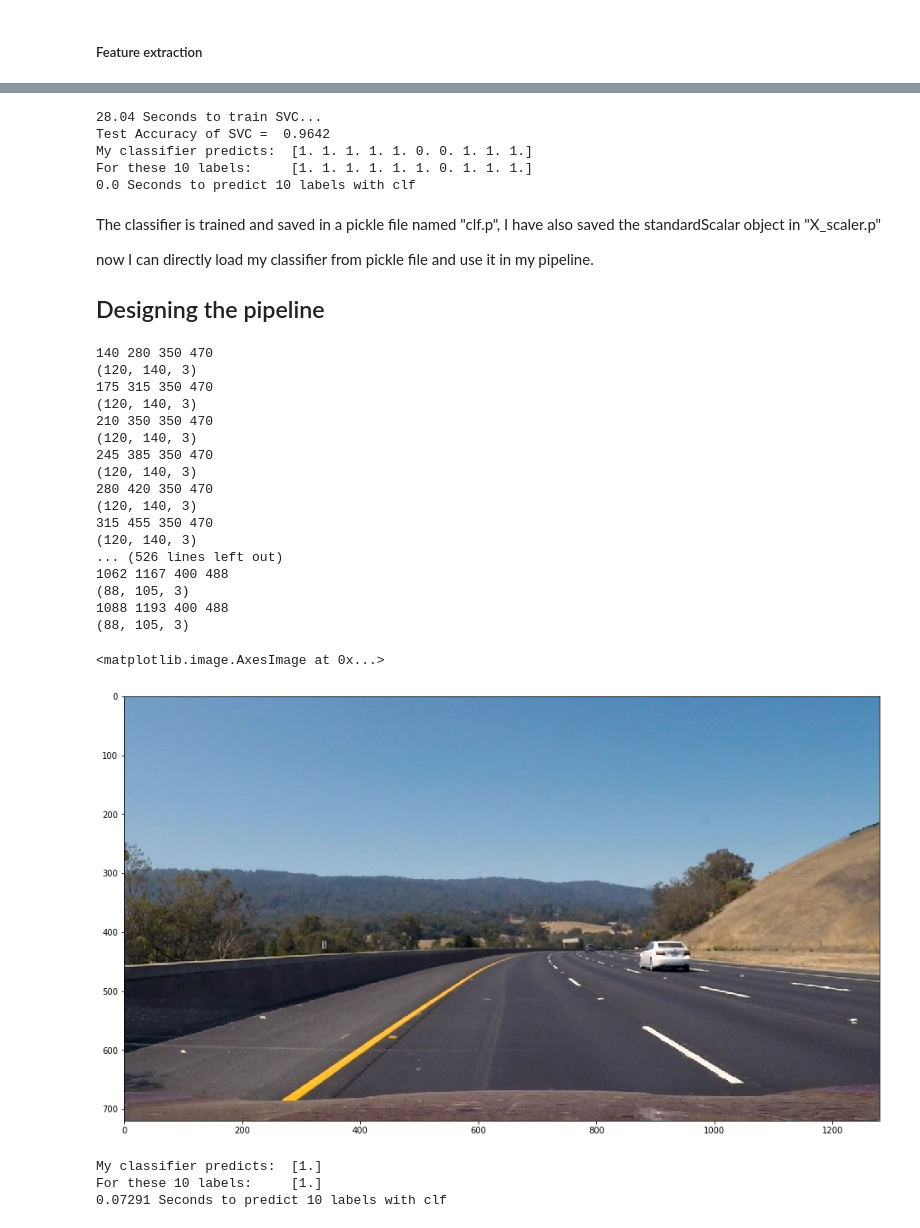
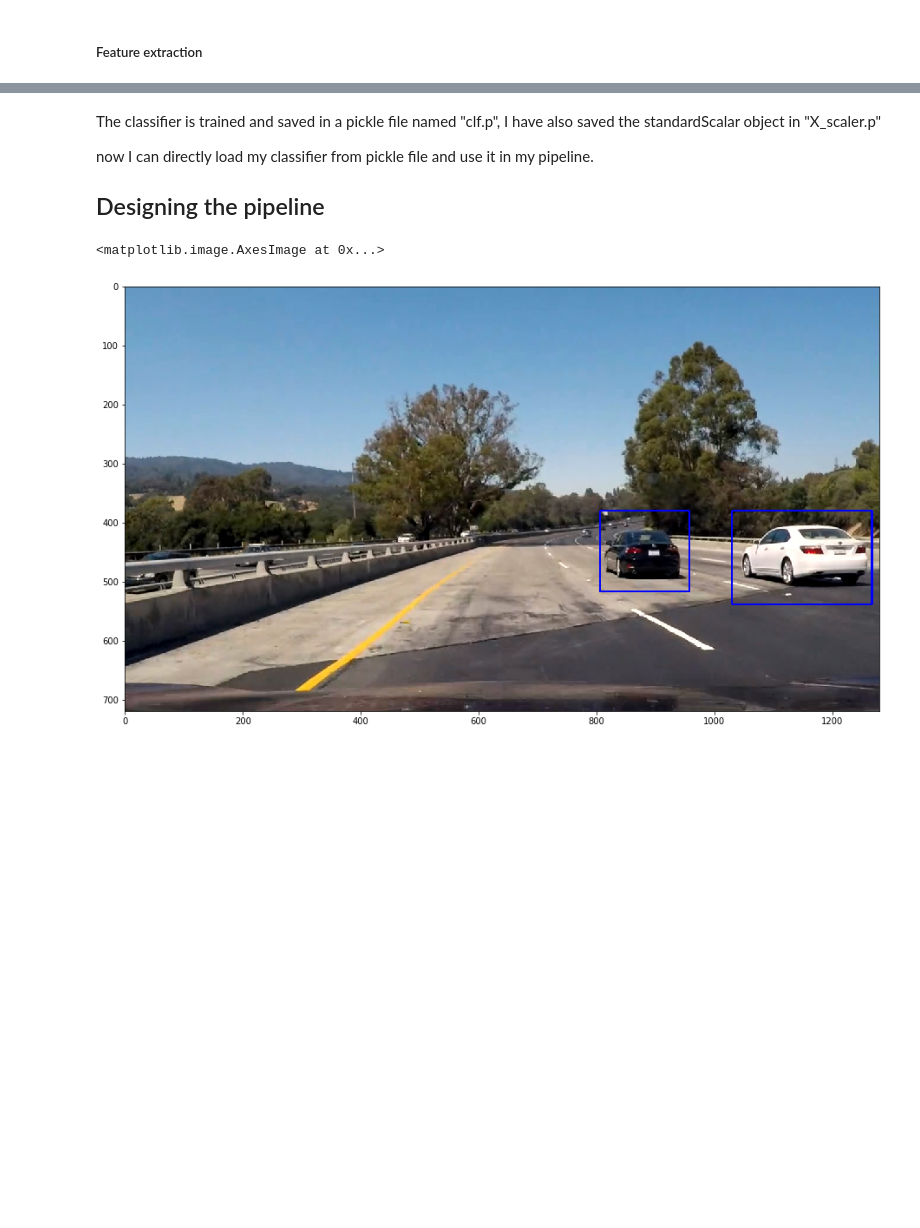
Before and after one commit to nikhil-sinnarkar/CarND-Vehicle-Detection-master, a Jupyter notebook: Notebook.ipynb, the cells around one changed output, grey strips where cells are left out. Drawn from its saved outputs; the diff is of its cells as text; code cells hidden in the pictures; blank space fills up the shorter version.

```diff
--- a/Notebook.ipynb
+++ b/Notebook.ipynb
@@ -27,7 +31,8 @@ def bin_spatial(img, size=(32, 32)):
 ##### Color histogram
 # %%
 # Define a function to compute color histogram features
-def color_hist(img, nbins=32, bins_range=(0, 256)):
+def color_hist(img, nbins=32, bins_range=(0, 1)):
+#     img = img * 255
     # Compute the histogram of the color channels separately
     channel1_hist = np.histogram(img[:,:,0], bins=nbins, range=bins_range)
     channel2_hist = np.histogram(img[:,:,1], bins=nbins, range=bins_range)
@@ -159,6 +179,16 @@ Feature vector length: 5652
 # %%
+with open('X_train.p', mode='rb') as f:
+    X_train = pickle.load(f)
+with open('X_test.p', mode='rb') as f:
+    X_test = pickle.load(f)
+with open('y_train.p', mode='rb') as f:
+    y_train = pickle.load(f)
+with open('y_test.p', mode='rb') as f:
+    y_test = pickle.load(f)
+
 # Use a linear SVC
-clf = LinearSVC()
+# clf = LinearSVC()
+clf = SVC(kernel='rbf')
 
 # Check the training time for the SVC
 t=time.time()
@@ -177,9 +207,3 @@ print('My classifier predicts: ', clf.predict(X_test[0:n_predict]))
 print('For these',n_predict, 'labels:    ', y_test[0:n_predict])
 t2 = time.time()
 print(round(t2-t, 5), 'Seconds to predict', n_predict,'labels with clf')
-# %% [output]
-28.04 Seconds to train SVC...
-Test Accuracy of SVC =  0.9642
-My classifier predicts:  [1. 1. 1. 1. 1. 0. 0. 1. 1. 1.]
-For these 10 labels:     [1. 1. 1. 1. 1. 1. 0. 1. 1. 1.]
-0.0 Seconds to predict 10 labels with clf
@@ -241,3 +213,20 @@ The classifier is trained and saved in a pickle file named "clf.p", I have also
 now I can directly load my classifier from pickle file and use it in my pipeline.
 
 ## Designing the pipeline
+# %%
+# load the data from pickle file
+
+with open('clf.p', mode='rb') as f:
+    clf = pickle.load(f)
+with open('hyper_params.p', mode='rb') as f:
+    hyper_params = pickle.load(f)
+with open('X_scaler.p', mode='rb') as f:
+    X_scaler = pickle.load(f)
+
+spatial = hyper_params['spatial']
+histbin = hyper_params['histbin']
+orient = hyper_params['orient']
+pix_per_cell = hyper_params['pix_per_cell']
+cell_per_block = hyper_params['cell_per_block']
+hog_channel = hyper_params['hog_channel']
+cspace = hyper_params['cspace']
@@ -329,39 +411,11 @@ class VideoProcessor():
         return self.frame
 # %%
-img = mpimg.imread('./test_images/test3.jpg')
+img = mpimg.imread('./test_images/snap1.jpg')
 video_processor = VideoProcessor()
 img = video_processor.pipeline(img)
-f, ax = plt.subplots(1,1,figsize=(16,16))
-ax.imshow(img)
+f, ax1 = plt.subplots(1, 1, figsize=(16,9))
+ax1.imshow(img)
+# ax2.imshow(heatmap, cmap='hot')
 # %% [output]
-140 280 350 470
-(120, 140, 3)
-175 315 350 470
-(120, 140, 3)
-210 350 350 470
-(120, 140, 3)
-245 385 350 470
-(120, 140, 3)
-280 420 350 470
-(120, 140, 3)
-315 455 350 470
-(120, 140, 3)
-... (526 lines left out)
-1062 1167 400 488
-(88, 105, 3)
-1088 1193 400 488
-(88, 105, 3)
+<matplotlib.image.AxesImage at 0x...>
-<matplotlib.image.AxesImage at 0x...>
-[figure, old version]
+[figure, new version]
-# %%
-# Check the prediction time for a single sample
-t=time.time()
-n_predict = 10
-print('My classifier predicts: ', clf.predict(X_test[0:1]))
-print('For these',n_predict, 'labels:    ', y_test[0:1])
-t2 = time.time()
-print(round(t2-t, 5), 'Seconds to predict', n_predict,'labels with clf')
-# %% [output]
-My classifier predicts:  [1.]
-For these 10 labels:     [1.]
-0.07291 Seconds to predict 10 labels with clf
```
Also changed, not shown: parts of 9 cells of this notebook, 2 other files.
